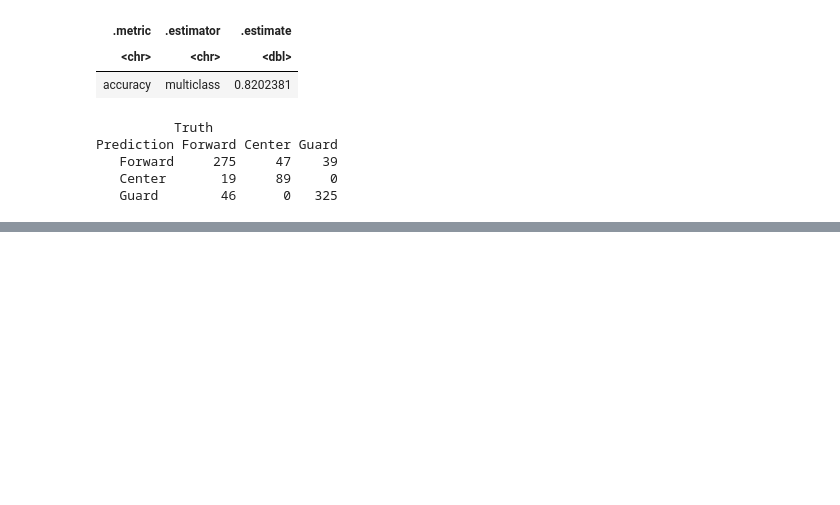
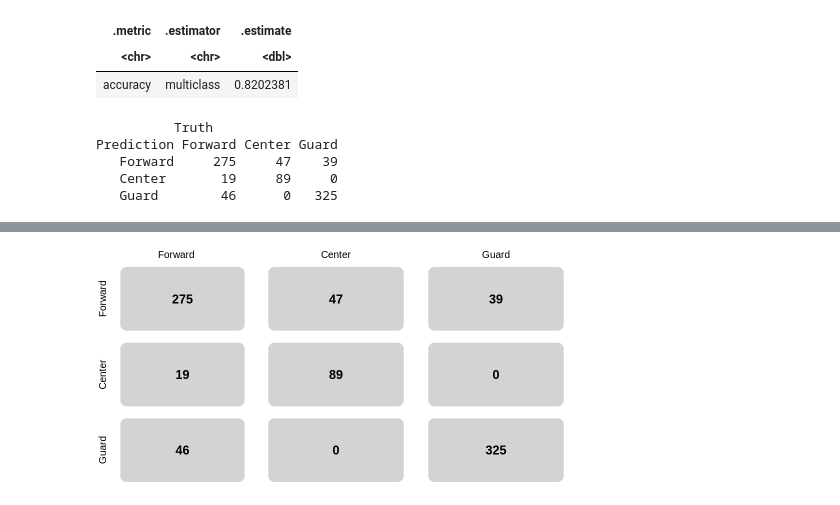
Before and after one commit to jakobsereda/nba-classifier, a Jupyter notebook: notebooks/report-notebook.ipynb, the cells around one changed output, grey strips where cells are left out. Drawn from its saved outputs; the diff is of its cells as text; code cells hidden in the pictures; blank space fills up the shorter version.

```diff
--- a/notebooks/report-notebook.ipynb
+++ b/notebooks/report-notebook.ipynb
@@ -207,0 +239,28 @@ Prediction Forward Center Guard
+# %%
+# https://stackoverflow.com/a/45474093
+pl = lapply(1:9, function(i) {
+    p = grobTree(roundrectGrob(gp = gpar(fill="lightgray", col="white"),
+                               width = unit(0.85,"npc"),
+                               height = unit(0.85,"npc")),
+                 textGrob(nba_conf_mat[[1]][i],
+                          gp = gpar(fontsize = 15,
+                                    col = "black",
+                                    fontface = "bold")))
+})
+
+# Create row and column titles
+titles <- c("Forward", "Center", "Guard")
+col.titles = titles
+row.titles = titles
+
+# Add row titles
+pl[1:3] = lapply(1:3, function(i) arrangeGrob(pl[[i]], left=row.titles[i]))
+
+# Add column titles and lay out plots
+grid.arrange(grobs = lapply(c(1,4,7), function(i) {
+  arrangeGrob(grobs = pl[i:(i+2)],
+              top = col.titles[i/3 + 1],
+              ncol = 1)
+}), ncol = 3)
+# %% [output]
+[figure, added]
```
Also changed, not shown: parts of 2 cells of this notebook.
